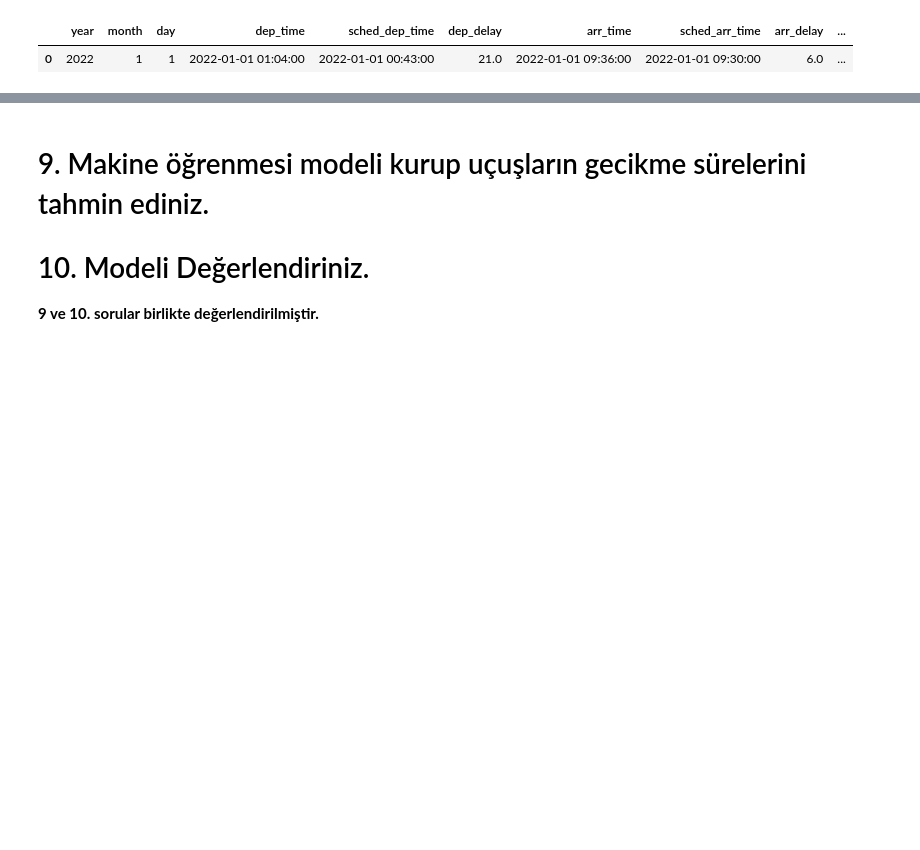
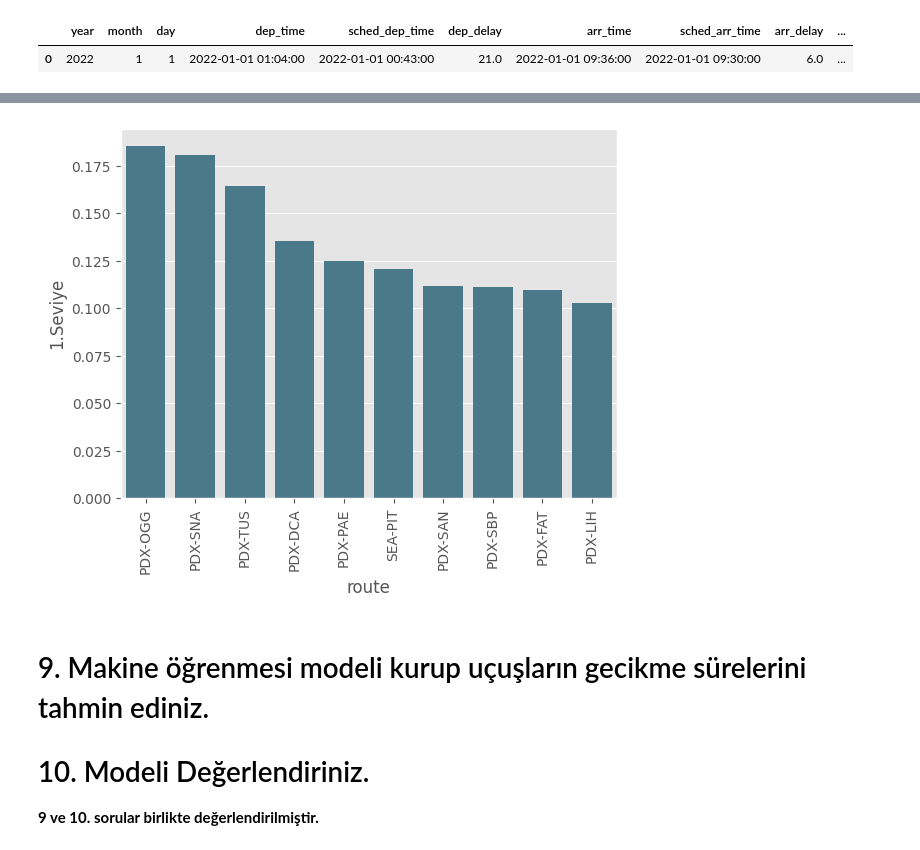
Before and after one commit to kntvrl/flights_project, a Jupyter notebook: project_notebook_ds.ipynb, the cells around one changed output, grey strips where cells are left out. Saved outputs shown, nothing was run; the diff lists cells and outputs as text; code cells hidden in the pictures; blank space fills up the shorter version.

```diff
--- a/project_notebook_ds.ipynb
+++ b/project_notebook_ds.ipynb
@@ -1287,0 +1340,3 @@ df.groupby("airline")["aircraft_count_by_airline"].mean().reset_index()
+# %%
+route_dep_delay_probabilities =df.groupby(["route", "dep_delay_category"]).size() / df.groupby("route").size()
+route_dep_delay_probabilities.head().reset_index()
@@ -1287,0 +1364,3 @@ df.groupby("airline")["aircraft_count_by_airline"].mean().reset_index()
+# %%
+level_1_probabilities= route_dep_delay_probabilities.unstack()["1.Seviye"]
+level_1_probabilities.nlargest(10).reset_index()
@@ -1288,3 +1379,9 @@ df.groupby("airline")["aircraft_count_by_airline"].mean().reset_index()
+# %%
+top_10_level1_routes = level_1_probabilities.nlargest(10).reset_index()
+# %%
+_ = custom_barplot(top_10_level1_routes,"route","1.Seviye",sum)
+# %% [output]
+[figure, added]
 # %% [markdown]
 # 9.	Makine öğrenmesi modeli kurup uçuşların gecikme sürelerini tahmin ediniz.
 # 10.	Modeli Değerlendiriniz.
```
Also changed, not shown: parts of 19 cells of this notebook.
